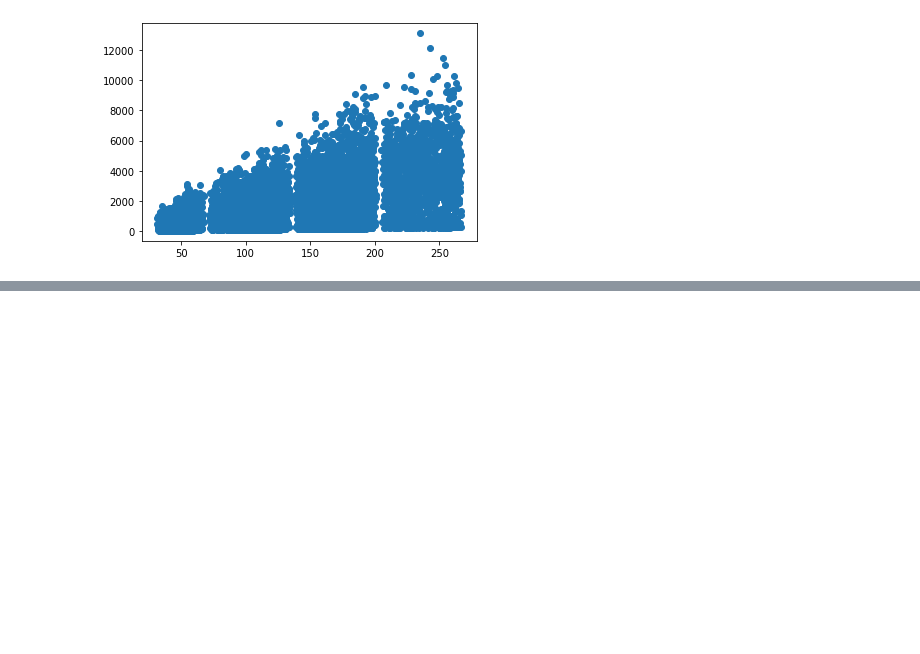
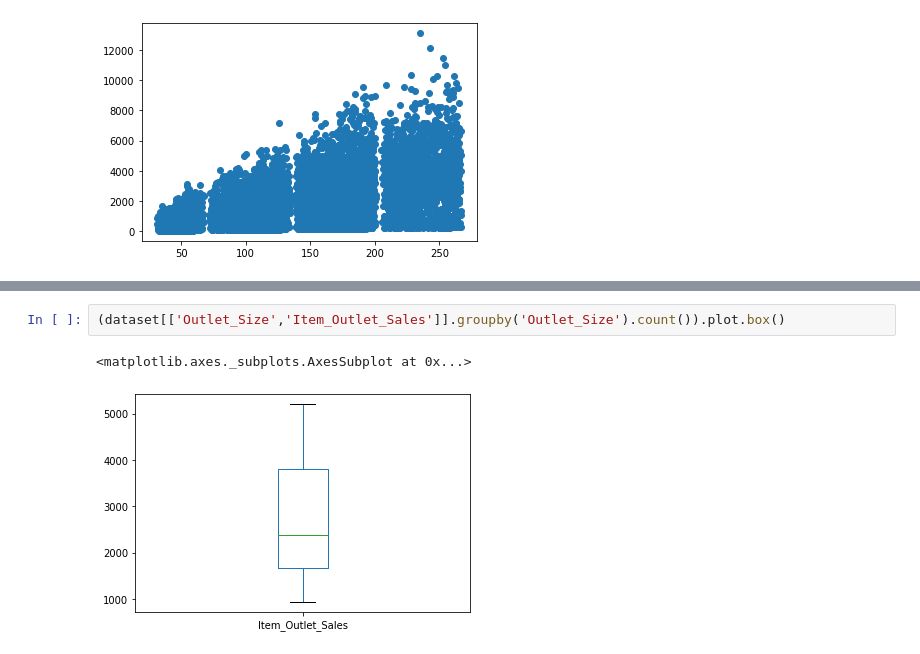
Before and after one commit to pratikjaiswal1998/food_items, a Jupyter notebook: Food_item_analysis.ipynb, the cells around one changed output, grey strips where cells are left out. Cells and saved outputs as stored; diff of their text form; blank space fills up the shorter version.

```diff
--- a/Food_item_analysis.ipynb
+++ b/Food_item_analysis.ipynb
@@ -254 +259,6 @@ plt.show(block=True);
+# %%
+(dataset[['Outlet_Size','Item_Outlet_Sales']].groupby('Outlet_Size').count()).plot.box()
+# %% [output]
+<matplotlib.axes._subplots.AxesSubplot at 0x...>
+[figure, added]
 # %%
```
Also changed, not shown: parts of 6 cells of this notebook.
